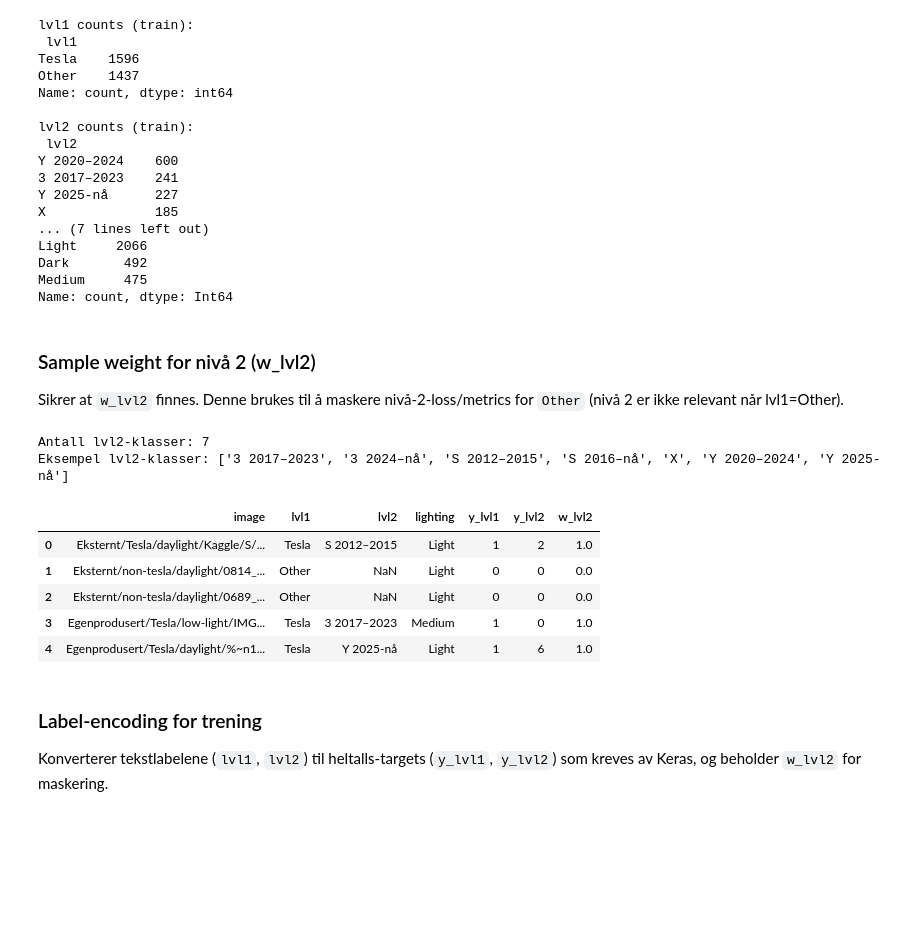
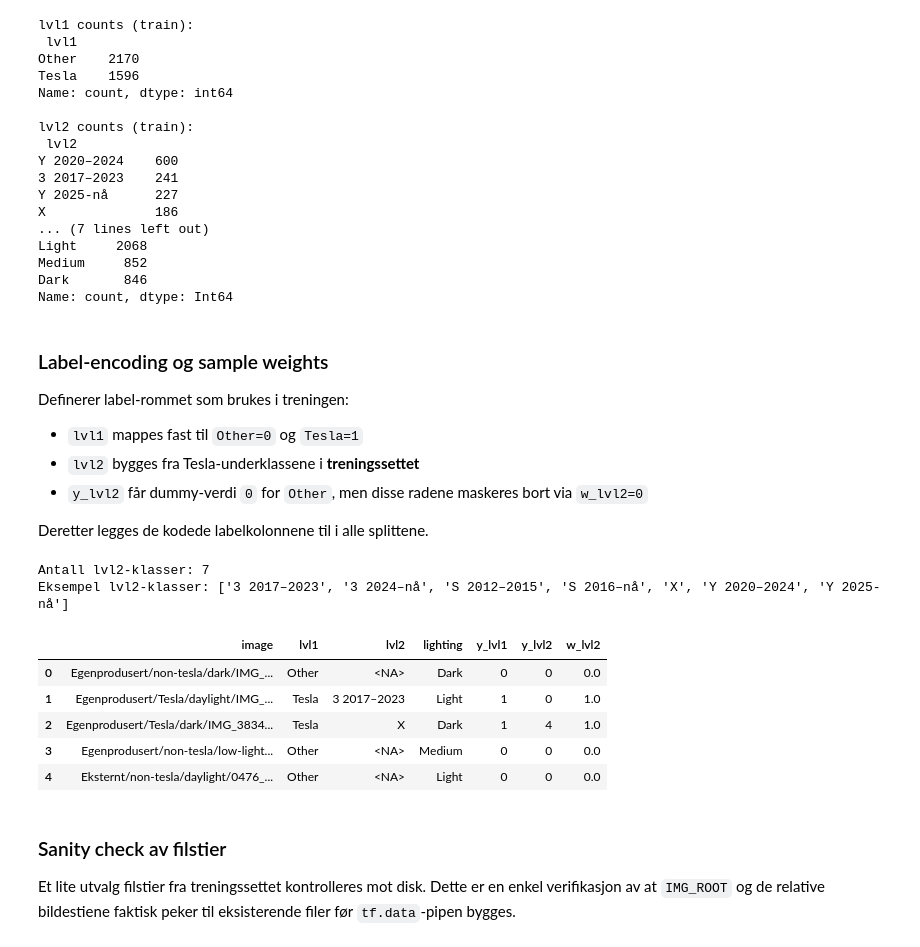
Before and after one commit to jkaste03/visual-vehicle-recognition-varying-lighting-conditions, a Jupyter notebook: notebooks/baseline_hierarchical_cnn.ipynb, the cells around one changed output. Saved outputs shown, nothing was run; the diff lists cells and outputs as text; code cells hidden in the pictures; blank space fills up the shorter version.

```diff
--- a/notebooks/baseline_hierarchical_cnn.ipynb
+++ b/notebooks/baseline_hierarchical_cnn.ipynb
@@ -123,18 +268,16 @@ def ensure_hierarchy(df: pd.DataFrame) -> pd.DataFrame:
     out["model"] = out["model"].astype("string")
     out["lighting"] = out["lighting"].astype("string")
 
-    # lvl1: Tesla vs Other
-    if "lvl1" not in out.columns:
-        is_other = out["model"].str.strip().str.lower().eq("other")
-        out["lvl1"] = np.where(is_other, "Other", "Tesla")
+    # lvl1: Tesla vs Other  (matcher både "Other" og "Other car")
+    model_norm = out["model"].fillna("").str.strip().str.lower()
+    is_other = model_norm.str.startswith("other")
+    out["lvl1"] = np.where(is_other, "Other", "Tesla")
 
-    # lvl2: Tesla-underklasse (bruk 'model' direkte, siden prepare_dataset.py periodiserer)
-    if "lvl2" not in out.columns:
-        out["lvl2"] = out["model"].where(out["lvl1"].eq("Tesla"), "NA")
+    # lvl2: kun for Tesla, ellers NA
+    out["lvl2"] = out["model"].where(out["lvl1"].eq("Tesla"), pd.NA)
 
-    # sample weight for lvl2 (kun Tesla)
-    if "w_lvl2" not in out.columns:
-        out["w_lvl2"] = (out["lvl1"].eq("Tesla")).astype(np.float32)
+    # sample weight lvl2: kun Tesla
+    out["w_lvl2"] = out["lvl1"].eq("Tesla").astype(np.float32)
 
     return out
 
@@ -148,8 +291,8 @@ print("\nlighting counts (train):\n", train_df["lighting"].value_counts())
 # %% [output]
 lvl1 counts (train):
  lvl1
+Other    2170
 Tesla    1596
-Other    1437
 Name: count, dtype: int64
 
 lvl2 counts (train):
@@ -157,64 +300,80 @@ lvl2 counts (train):
 Y 2020–2024    600
 3 2017–2023    241
 Y 2025-nå      227
-X              185
+X              186
 ... (7 lines left out)
-Light     2066
-Dark       492
-Medium     475
+Light     2068
+Medium     852
+Dark       846
 Name: count, dtype: Int64
 # %% [markdown]
-### Sample weight for nivå 2 (w_lvl2)
+### Label-encoding og sample weights
 
-Sikrer at `w_lvl2` finnes. Denne brukes til å maskere nivå‑2‑loss/metrics for `Other` (nivå 2 er ikke relevant når lvl1=Other).
+Definerer label-rommet som brukes i treningen:
+
+- `lvl1` mappes fast til `Other=0` og `Tesla=1`
+- `lvl2` bygges fra Tesla-underklassene i **treningssettet**
+- `y_lvl2` får dummy-verdi `0` for `Other`, men disse radene maskeres bort via `w_lvl2=0`
+
+Deretter legges de kodede labelkolonnene til i alle splittene.
 # %%
-# 4) Label-encoding
-
-# `w_lvl2` brukes som sample_weight for nivå 2:
-# - Tesla: w_lvl2=1.0 (nivå 2 teller i loss/metrics)
-# - Other: w_lvl2=0.0 (nivå 2 ignoreres, siden hierarkiet stopper på nivå 1)
 
 # lvl1: Other=0, Tesla=1 (fast)
 lvl1_map = {"Other": 0, "Tesla": 1}
 
 # lvl2: kun Tesla-klasser (fra train)
-lvl2_classes = sorted(train_df.loc[train_df["lvl1"].eq("Tesla"), "lvl2"].astype("string").unique().tolist())
+lvl2_classes = sorted(
+    train_df.loc[train_df["lvl1"].eq("Tesla"), "lvl2"]
+      .astype("string")
+      .dropna()
+      .unique()
+      .tolist()
+)
 lvl2_to_id = {c: i for i, c in enumerate(lvl2_classes)}
 num_lvl2 = len(lvl2_classes)
 
 print("Antall lvl2-klasser:", num_lvl2)
 print("Eksempel lvl2-klasser:", lvl2_classes[:10])
 
 def add_encoded(df: pd.DataFrame) -> pd.DataFrame:
     out = df.copy()
+
     out["y_lvl1"] = out["lvl1"].map(lvl1_map).astype(np.int32)
+
+    # recompute weights her (Tesla=1, Other=0)
+    out["w_lvl1"] = 1.0
+    out["w_lvl2"] = out["lvl1"].eq("Tesla").astype(np.float32)
 
     # dummy 0 for Other (maskeres bort med w_lvl2=0)
     y2 = np.zeros(len(out), dtype=np.int32)
     tesla_mask = out["lvl1"].eq("Tesla").to_numpy()
-    y2[tesla_mask] = out.loc[tesla_mask, "lvl2"].map(lvl2_to_id).astype(np.int32).to_numpy()
+
+    mapped = out.loc[tesla_mask, "lvl2"].map(lvl2_to_id)
+    if mapped.isna().any():
+        bad = out.loc[tesla_mask & mapped.isna(), "lvl2"].astype(str).unique()[:20]
+        raise ValueError(f"Tesla-rader med ukjent lvl2 (ikke i train mapping): {bad}")
+
+    y2[tesla_mask] = mapped.astype(np.int32).to_numpy()
     out["y_lvl2"] = y2
 
-    out["w_lvl1"] = 1.0
-    out["w_lvl2"] = out["w_lvl2"].astype(np.float32)
     return out
 
 train_df = add_encoded(train_df)
 val_df   = add_encoded(val_df)
 test_df  = add_encoded(test_df)
 
 display(train_df[["image","lvl1","lvl2","lighting","y_lvl1","y_lvl2","w_lvl2"]].head())
 # %% [output]
 Antall lvl2-klasser: 7
 Eksempel lvl2-klasser: ['3 2017–2023', '3 2024–nå', 'S 2012–2015', 'S 2016–nå', 'X', 'Y 2020–2024', 'Y 2025-nå']
 |  | image | lvl1 | lvl2 | lighting | y_lvl1 | y_lvl2 | w_lvl2 |
-| 0 | Eksternt/Tesla/daylight/Kaggle/S/... | Tesla | S 2012–2015 | Light | 1 | 2 | 1.0 |
-| 1 | Eksternt/non-tesla/daylight/0814_... | Other | NaN | Light | 0 | 0 | 0.0 |
-| 2 | Eksternt/non-tesla/daylight/0689_... | Other | NaN | Light | 0 | 0 | 0.0 |
-| 3 | Egenprodusert/Tesla/low-light/IMG... | Tesla | 3 2017–2023 | Medium | 1 | 0 | 1.0 |
-| 4 | Egenprodusert/Tesla/daylight/%~n1... | Tesla | Y 2025-nå | Light | 1 | 6 | 1.0 |
+| 0 | Egenprodusert/non-tesla/dark/IMG_... | Other | <NA> | Dark | 0 | 0 | 0.0 |
+| 1 | Egenprodusert/Tesla/daylight/IMG_... | Tesla | 3 2017–2023 | Light | 1 | 0 | 1.0 |
+| 2 | Egenprodusert/Tesla/dark/IMG_3834... | Tesla | X | Dark | 1 | 4 | 1.0 |
+| 3 | Egenprodusert/non-tesla/low-light... | Other | <NA> | Medium | 0 | 0 | 0.0 |
+| 4 | Eksternt/non-tesla/daylight/0476_... | Other | <NA> | Light | 0 | 0 | 0.0 |
 # %% [markdown]
-### Label‑encoding for trening
+### Sanity check av filstier
 
-Konverterer tekstlabelene (`lvl1`, `lvl2`) til heltalls‑targets (`y_lvl1`, `y_lvl2`) som kreves av Keras, og beholder `w_lvl2` for maskering.
+Et lite utvalg filstier fra treningssettet kontrolleres mot disk. Dette er en enkel verifikasjon av at `IMG_ROOT` og de relative bildestiene faktisk peker til eksisterende filer før `tf.data`-pipen bygges.
 # %%
```
Also changed, not shown: parts of 42 cells of this notebook, 7 other files.
